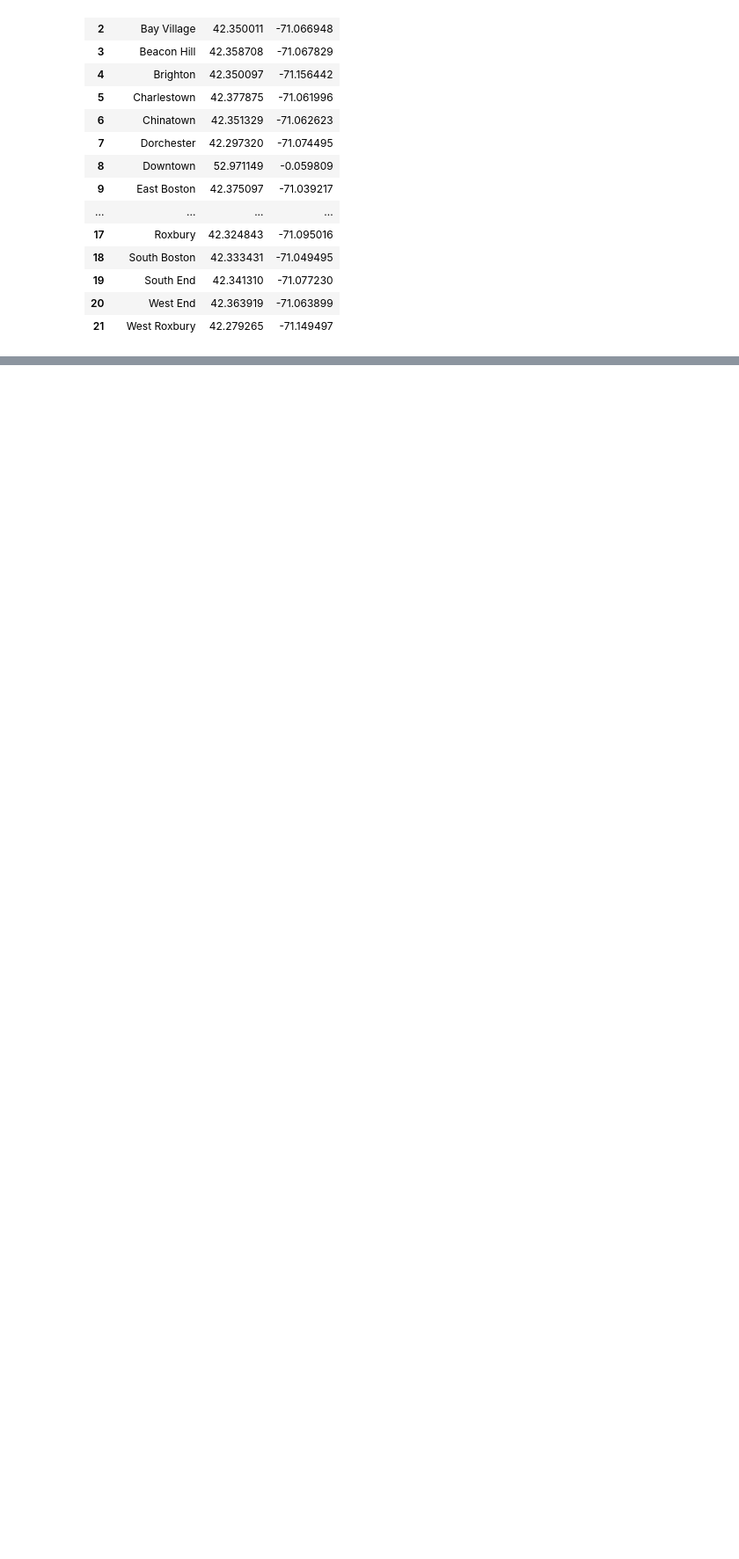
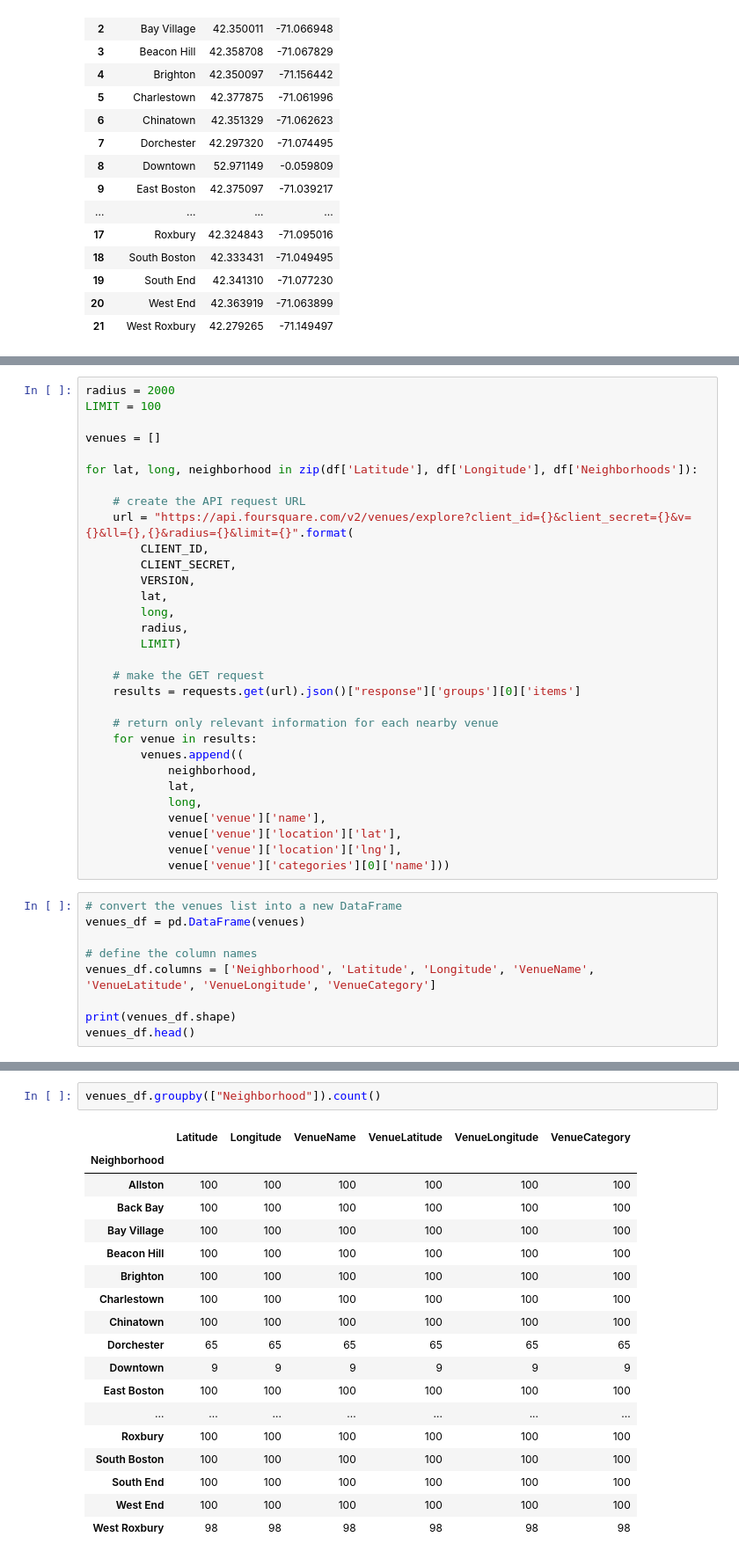
Before and after one commit to Jasonlyw/cn-restaurant-boston, a Jupyter notebook: cn_restaurant_boston.ipynb, the cells around one changed output, grey strips where cells are left out. Shown at 88% size. Cells and saved outputs as stored; diff of their text form; blank space fills up the shorter version.

Commit message:
Publish final version.

```diff
--- a/cn_restaurant_boston.ipynb
+++ b/cn_restaurant_boston.ipynb
@@ -119,0 +194,40 @@ df
+# %%
+radius = 2000
+LIMIT = 100
+
+venues = []
+
+for lat, long, neighborhood in zip(df['Latitude'], df['Longitude'], df['Neighborhoods']):
+
+    # create the API request URL
+    url = "https://api.foursquare.com/v2/venues/explore?client_id={}&client_secret={}&v={}&ll={},{}&radius={}&limit={}".format(
+        CLIENT_ID,
+        CLIENT_SECRET,
+        VERSION,
+        lat,
+        long,
+        radius,
+        LIMIT)
+
+    # make the GET request
+    results = requests.get(url).json()["response"]['groups'][0]['items']
+
+    # return only relevant information for each nearby venue
+    for venue in results:
+        venues.append((
+            neighborhood,
+            lat,
+            long,
+            venue['venue']['name'],
+            venue['venue']['location']['lat'],
+            venue['venue']['location']['lng'],
+            venue['venue']['categories'][0]['name']))
+# %%
+# convert the venues list into a new DataFrame
+venues_df = pd.DataFrame(venues)
+
+# define the column names
+venues_df.columns = ['Neighborhood', 'Latitude', 'Longitude', 'VenueName', 'VenueLatitude', 'VenueLongitude', 'VenueCategory']
+
+print(venues_df.shape)
+venues_df.head()
@@ -119,0 +242,21 @@ df
+# %%
+venues_df.groupby(["Neighborhood"]).count()
+# %% [output]
+|  | Latitude | Longitude | VenueName | VenueLatitude | VenueLongitude | VenueCategory |
+| Neighborhood |  |  |  |  |  |  |
+| Allston | 100 | 100 | 100 | 100 | 100 | 100 |
+| Back Bay | 100 | 100 | 100 | 100 | 100 | 100 |
+| Bay Village | 100 | 100 | 100 | 100 | 100 | 100 |
+| Beacon Hill | 100 | 100 | 100 | 100 | 100 | 100 |
+| Brighton | 100 | 100 | 100 | 100 | 100 | 100 |
+| Charlestown | 100 | 100 | 100 | 100 | 100 | 100 |
+| Chinatown | 100 | 100 | 100 | 100 | 100 | 100 |
+| Dorchester | 65 | 65 | 65 | 65 | 65 | 65 |
+| Downtown | 9 | 9 | 9 | 9 | 9 | 9 |
+| East Boston | 100 | 100 | 100 | 100 | 100 | 100 |
+| ... | ... | ... | ... | ... | ... | ... |
+| Roxbury | 100 | 100 | 100 | 100 | 100 | 100 |
+| South Boston | 100 | 100 | 100 | 100 | 100 | 100 |
+| South End | 100 | 100 | 100 | 100 | 100 | 100 |
+| West End | 100 | 100 | 100 | 100 | 100 | 100 |
+| West Roxbury | 98 | 98 | 98 | 98 | 98 | 98 |
```
Also changed, not shown: parts of 29 cells of this notebook.
